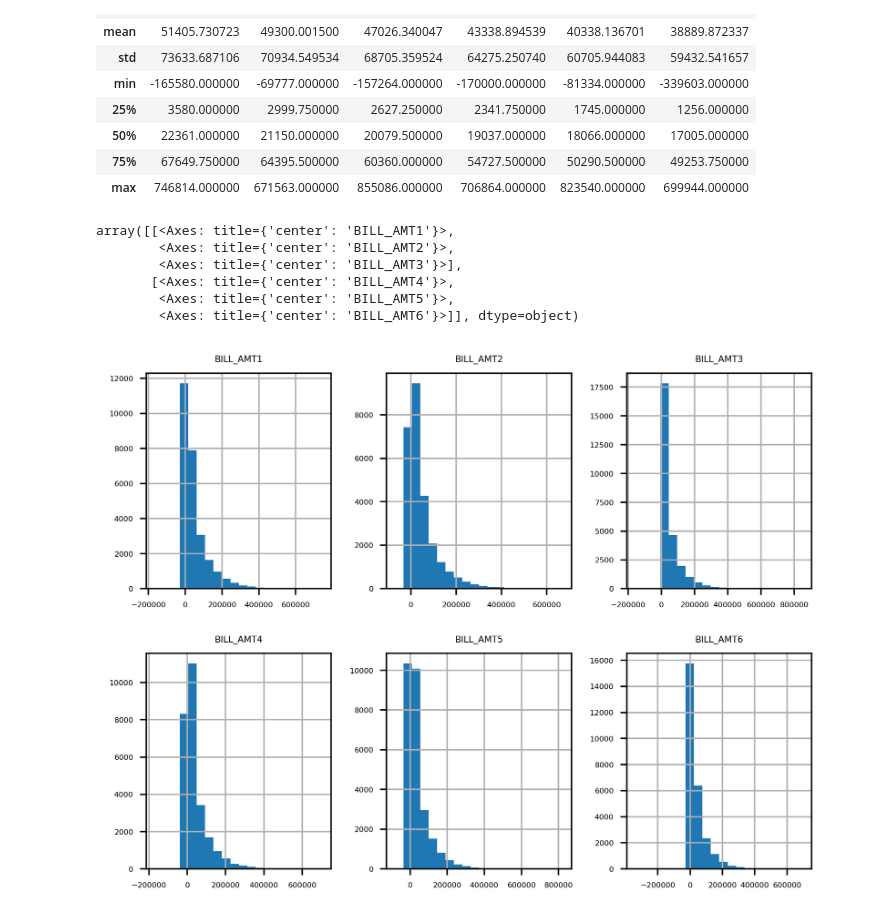
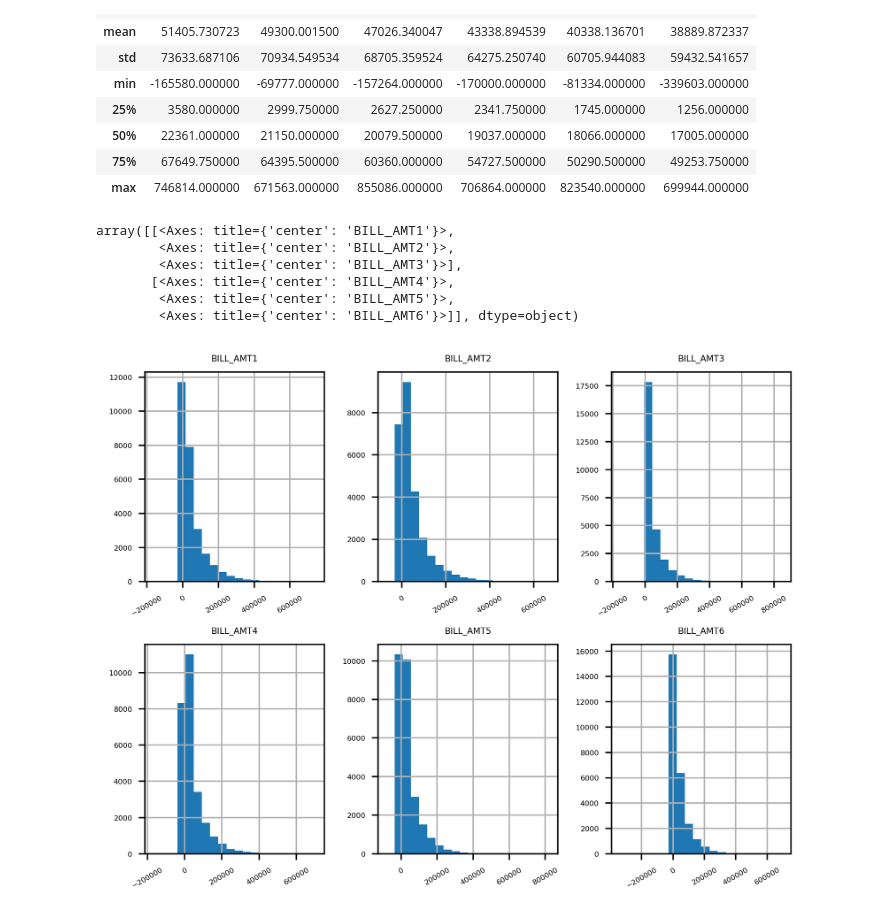
Before and after one commit to askot19/Analise_de_dados, a Jupyter notebook: Projetos de Ciência de Dados com Python/Capítulo 1/ex108.ipynb, the cells around one changed output. Cells and saved outputs as stored; diff of their text form; code cells hidden in the pictures.

```diff
--- a/Projetos de Ciência de Dados com Python/Capítulo 1/ex108.ipynb
+++ b/Projetos de Ciência de Dados com Python/Capítulo 1/ex108.ipynb
@@ -93,12 +93,12 @@ df[bill_feats].describe()
 | 75% | 67649.750000 | 64395.500000 | 60360.000000 | 54727.500000 | 50290.500000 | 49253.750000 |
 | max | 746814.000000 | 671563.000000 | 855086.000000 | 706864.000000 | 823540.000000 | 699944.000000 |
 # %%
-df[bill_feats].hist(bins = 20, layout = (2,3))
+df[bill_feats].hist(bins = 20, layout = (2,3), xrot=30)
 # %% [output]
 array([[<Axes: title={'center': 'BILL_AMT1'}>,
         <Axes: title={'center': 'BILL_AMT2'}>,
         <Axes: title={'center': 'BILL_AMT3'}>],
        [<Axes: title={'center': 'BILL_AMT4'}>,
         <Axes: title={'center': 'BILL_AMT5'}>,
         <Axes: title={'center': 'BILL_AMT6'}>]], dtype=object)
-[figure, old version]
+[figure, new version]
```
Also changed, not shown: parts of 7 cells of this notebook.
